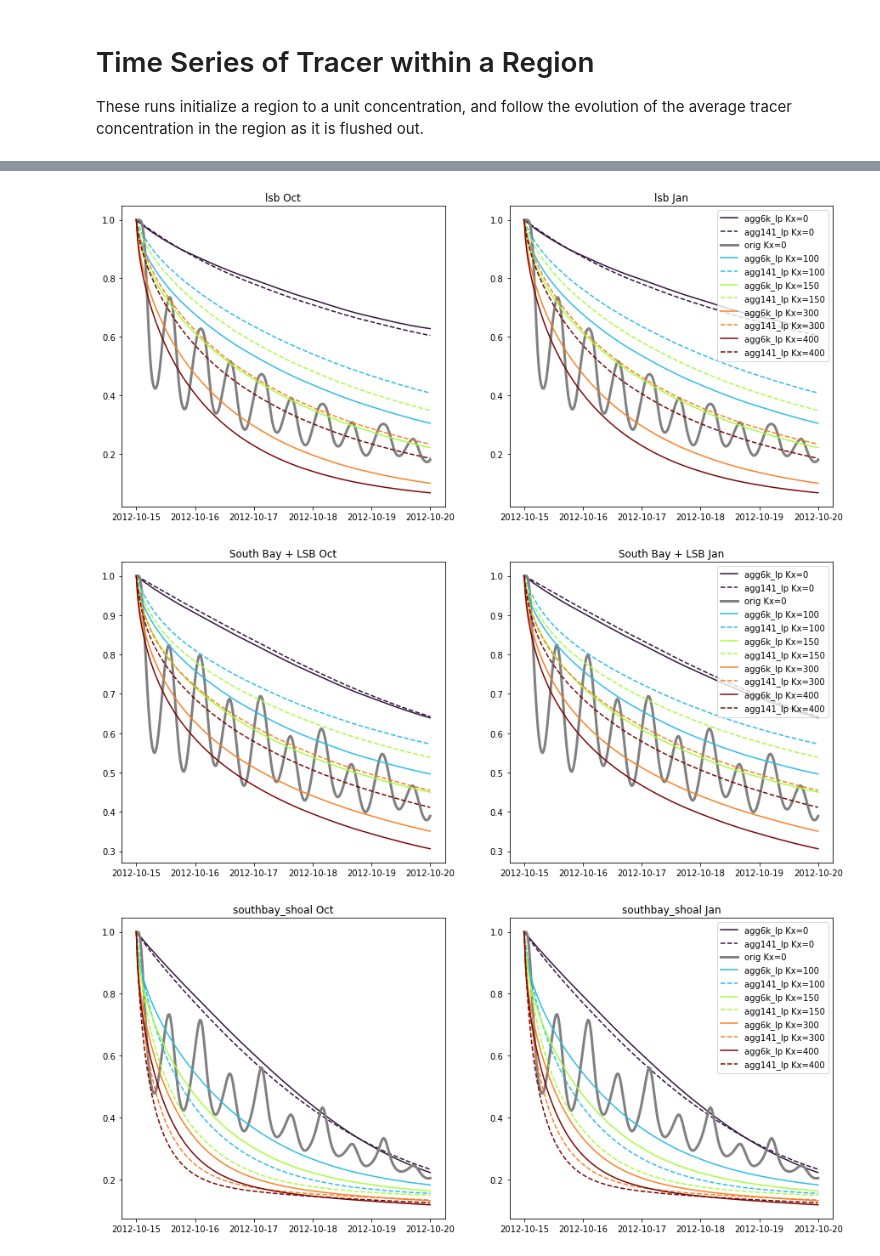
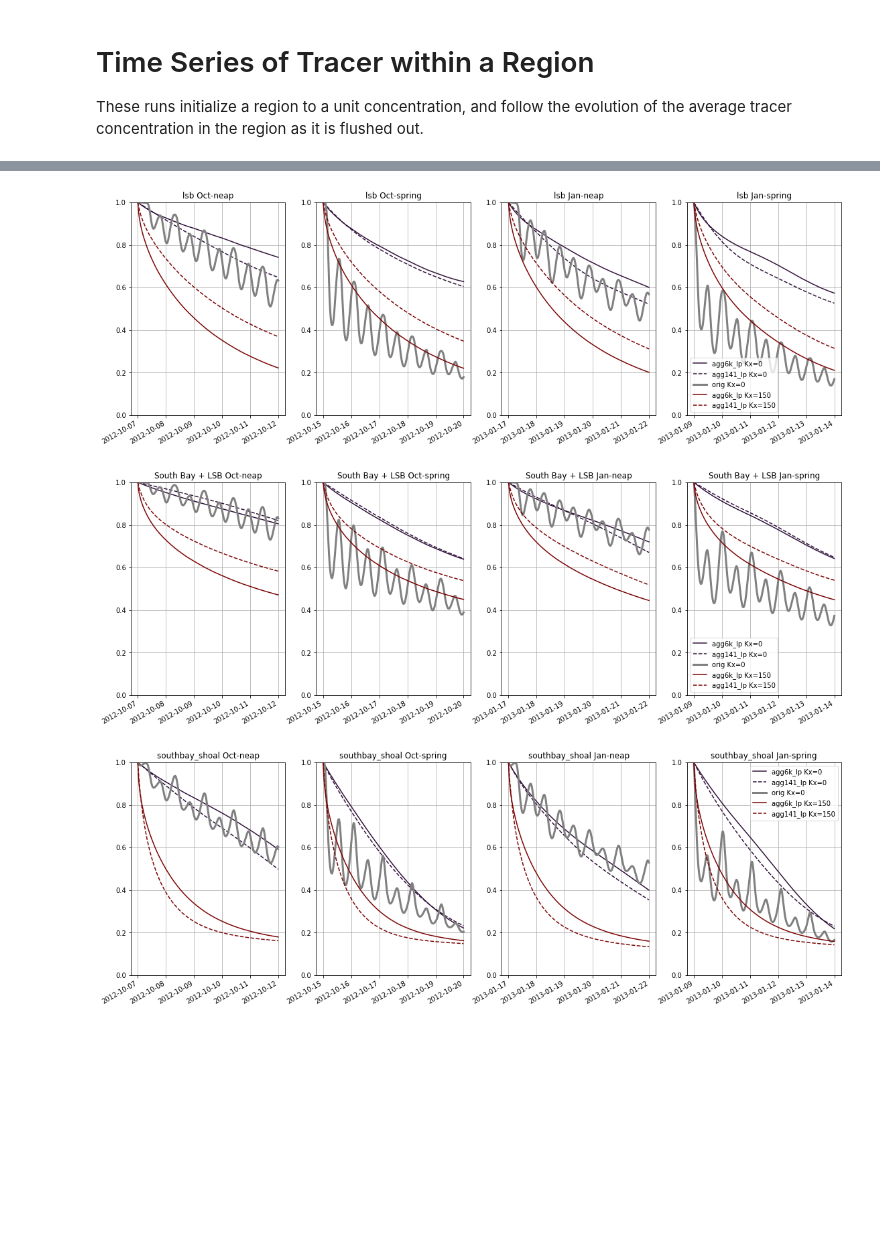
Before and after one commit to rustychris/agg_wy2013, a Jupyter notebook: tracer_tests/single_gaussian.ipynb, the cells around one changed output, grey strips where cells are left out. Saved outputs shown, nothing was run; the diff lists cells and outputs as text; code cells hidden in the pictures; blank space fills up the shorter version.

```diff
--- a/tracer_tests/single_gaussian.ipynb
+++ b/tracer_tests/single_gaussian.ipynb
@@ -282,6 +339,7 @@ class ResidenceTime(Blobber):
     # plume parameters
     region=None # shapely.geometry or numpy array [N,2] giving polygon for region.
     blob_name="region" # overwrite this below
+    cmap=cmap
     def complete(self):
         """
         simulate and plot
@@ -330,13 +388,13 @@ class ResidenceTime(Blobber):
         # initial
         ax=axs[0]
         ax.text(self.txt_loc[0],self.txt_loc[1],"Initial",transform=ax.transAxes,va='top')
-        coll_ic=grid_ds.plot_cells(values=ds[scal].isel(time=0,layer=0),ax=ax,cmap=cmap,
+        coll_ic=grid_ds.plot_cells(values=ds[scal].isel(time=0,layer=0),ax=ax,cmap=self.cmap,
                                    clim=[0,1])
         # at the end
         ti=len(ds.time)-1
         ax=axs[1]
         ax.text(self.txt_loc[0],self.txt_loc[1],"Final",transform=ax.transAxes,va='top')
-        coll_ec=grid_ds.plot_cells(values=ds[scal].isel(time=-1,layer=0),ax=ax,cmap=cmap,
+        coll_ec=grid_ds.plot_cells(values=ds[scal].isel(time=-1,layer=0),ax=ax,cmap=self.cmap,
                                    clim=[0,1])
 
         for coll in [coll_ic,coll_ec]:
@@ -414,22 +540,15 @@ regions=[(lsb,'lsb'),
          (southbay_shoal,'southbay_shoal')
         ]
 # 600 wasn't stable with agg6k_lp.
-Kxs=[0,100,150,300,400]
-
+Kxs=[0, 150]
 
 hydros=[hydro_agg6k_lp,hydro_agg141_lp, hydro_orig]
 
-#from matplotlib import cm
-#cmap=cm.jet
-
-# some decent Delta flows arrive in December, just trailing off at the start
-# of January.
-start_periods=[ (np.timedelta64(75,'D'),'Oct'),
-                (np.timedelta64(165,'D'),'Jan')]
+# start periods set above
 
 for region,blob_name in regions:
     # One figure with an axes per time period
-    fig,axs=plt.subplots(1,len(start_periods),figsize=[15,6.5])
+    fig,axs=plt.subplots(1,len(start_periods),figsize=[19,6.5])
 
     for ax,(start_offset,start_name) in zip(axs,start_periods):
         results=[]
@@ -437,38 +556,39 @@ for region,blob_name in regions:
 
         for Kxi,Kx in enumerate(Kxs):
             color=cmap(float(Kxi)/(len(Kxs)-1.))
 
             ls=['-','--','-.',':']
             for hydro in hydros:
                 if Kx>0 and "orig" in hydro.name:
                     continue # don't bother adding dispersion to original
                 log.info("Processing %s"%hydro.name)
-                res=ResidenceTime(hydro=hydro,base_x_dispersion=Kx,region=region,blob_name=blob_name)
+                res=ResidenceTime(hydro=hydro,base_x_dispersion=Kx,region=region,blob_name=blob_name,
+                                 start_offset=start_offset)
+                #print("Res: base_path: %s  start_offset: %s"%(res.base_path,start_offset))
                 res.run_waq_model()
                 results.append(res)
                 if 'orig' in hydro.name:
                     styles.append( dict(color='0.5',lw=3) )
                 else:
                     styles.append( dict(color=color,ls=ls[0]) )
                 ls.append(ls.pop(0)) # rotate
-
-        # Plot each one:
-        # for res in results:
-        #     res.figure_2panels_and_time()
 
         for res,style in zip(results,styles):
             hist_ds=res.wm.hist_ds()
             ax.plot(hist_ds.time,hist_ds.bal.sel(region='region',field='dye1'),
                     label=res.hydro.name+" Kx=%g"%res.base_x_dispersion,**style)
         if ax==axs[-1]:
             ax.legend()
         if blob_name=='southbay':
             title="South Bay + LSB"
         else:
             title=blob_name
         title+= " " + start_name
         ax.set_title(title)
+        ax.axis(ymax=1,ymin=0.)
+        ax.grid(1)
+    fig.autofmt_xdate()
 # %% [output]
-[figure, old version]
+[figure, new version]
-[figure, old version]
+[figure, new version]
-[figure, old version]
+[figure, new version]
```
Also changed, not shown: parts of 29 cells of this notebook, 1 other file.
